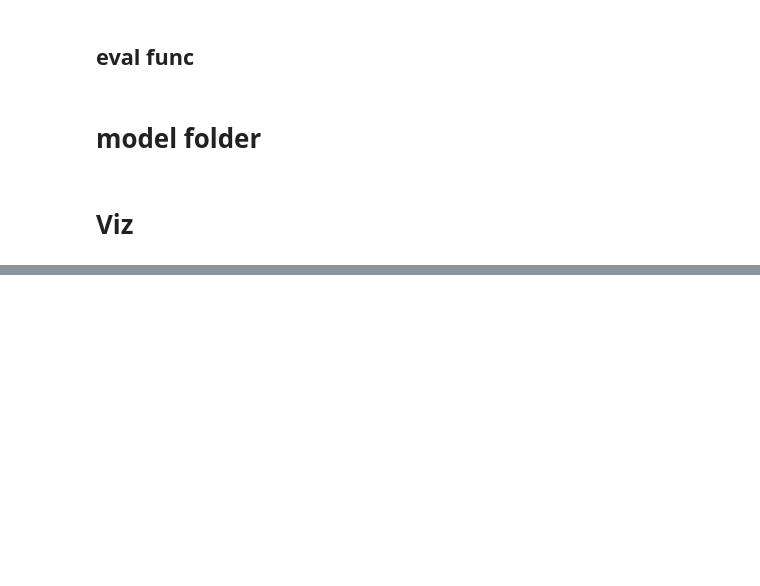
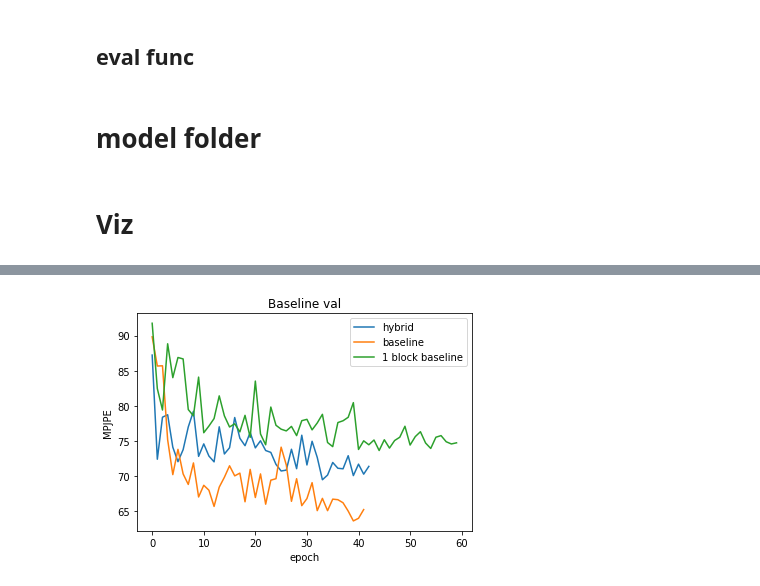
Before and after one commit to lcalem/main-pe, a Jupyter notebook: experiments/notebooks/eval.ipynb, the cells around one changed output, grey strips where cells are left out. Saved outputs shown, nothing was run; the diff lists cells and outputs as text; code cells hidden in the pictures; blank space fills up the shorter version.

```diff
--- a/experiments/notebooks/eval.ipynb
+++ b/experiments/notebooks/eval.ipynb
@@ -238,22 +246,24 @@ best_data
 # %%
 import matplotlib.pyplot as plt
 
-x_range = 14
+x_range = 60
 x = list(range(x_range))
 
 for exp_name, exp_scores in results.items():
     if len(exp_scores) < x_range:
         exp_scores = exp_scores + [None] * (x_range - len(exp_scores))
     plt.plot(x, exp_scores, label=exp_name)
 
-#plt.plot(x, all_scores_baseline, label='1 block baseline')
+plt.plot(x, all_scores_baseline, label='1 block baseline')
 
 plt.title('Baseline val')
 plt.xlabel('epoch')
 plt.ylabel('MPJPE')
 plt.legend()
 plt.show()
 
 # plt.savefig('/home/caleml/pe_experiments/exp_baseline_1b_bs32_h36m_201903221052/eval.png')
+# %% [output]
+[figure, added]
 # %%
 all_scores_baseline = [91.75194501441577, 82.46205898898975, 79.4226132617545, 88.8355976647399, 84.02042960060331, 86.88580619918093, 86.67989807960359, 79.48412115594127, 78.59867146077222, 84.09675808749151, 76.1932848291697, 77.14141621003114, 78.2065916383256, 81.43181095386677, 78.58923745192591, 77.008543664543, 77.46245838987596, 76.31208539465088, 78.66618899639796, 75.53613154051648, 83.53373459959678, 76.01499659875537, 74.4797050967049, 79.84342586353483, 77.25320791938644, 76.69853350783292, 76.45083687520106, 77.09345226614492, 75.78290824659078, 77.9041891354044, 78.09753993393933, 76.60042799938726, 77.5805151579404, 78.8091096371011, 74.80468494705836, 74.2166559806093, 77.63991530864764, 77.89325147099139, 78.38807773666701, 80.47055450518361, 73.81642579401903 , 75.0416006683364 , 74.48196930787806 , 75.15854590724823 , 73.66802279838019 , 75.19603076463348 , 74.01143213366338 , 75.08591589680957 , 75.55668131643323 , 77.11394826271881 , 74.44167918712098 , 75.63973677387979 , 76.3378921014415 , 74.73289168541717 , 73.95828566807859 , 75.55537095370421 , 75.78301989366678 , 74.91063809506264 , 74.59803512567959 , 74.75948044066446]
```
Also changed, not shown: parts of 3 cells of this notebook, 5 other files.
